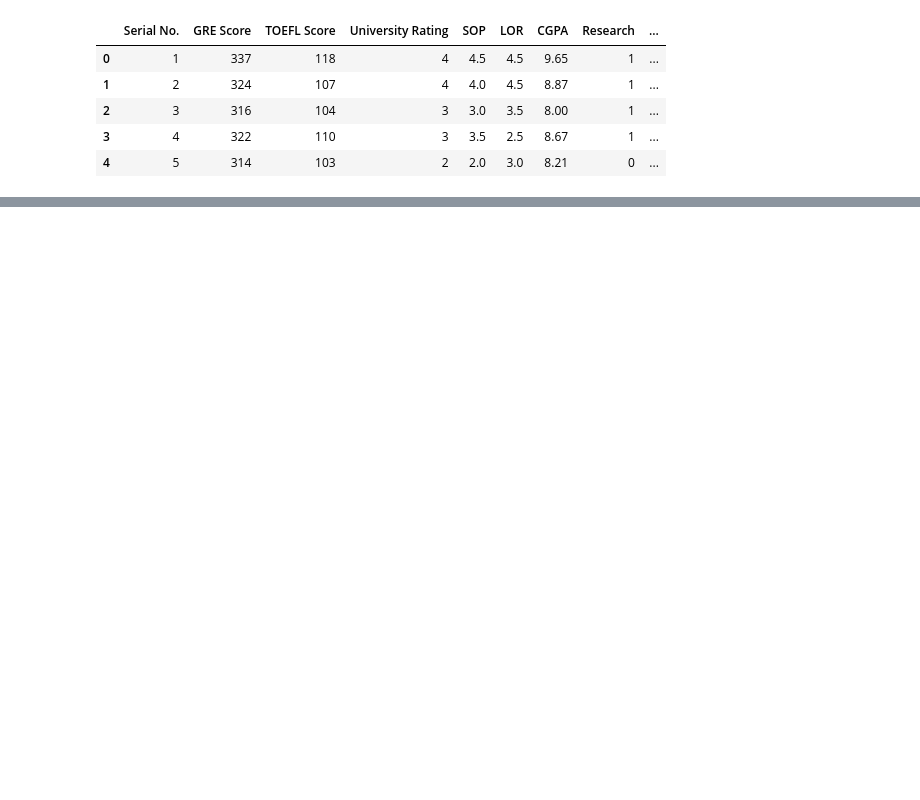
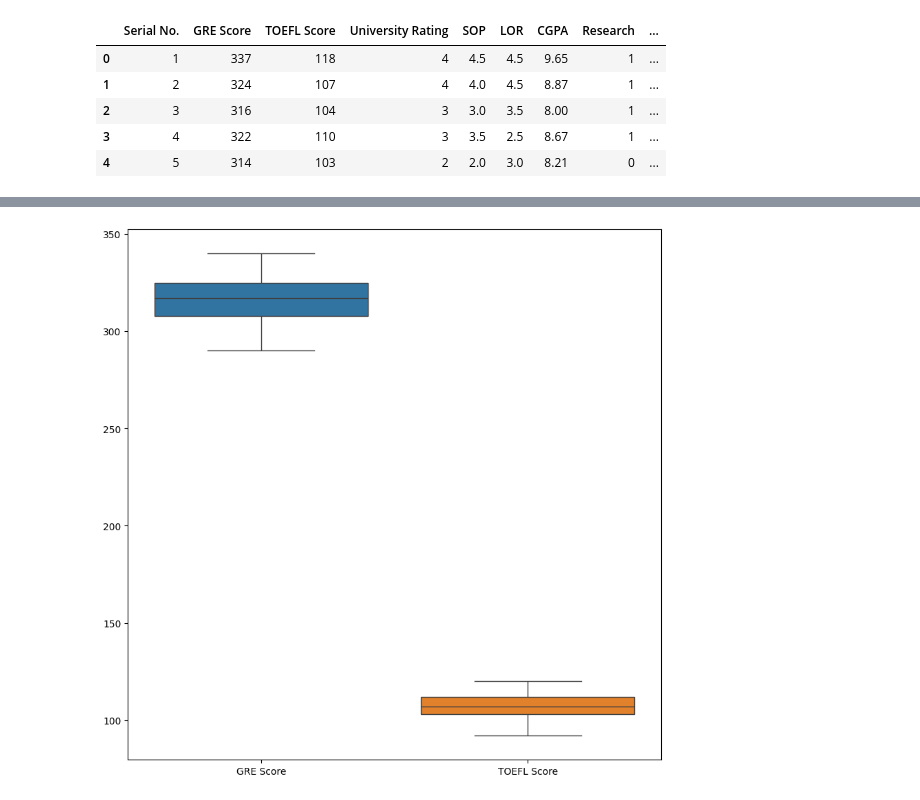
Before and after one commit to akshayabhale1406/SCLR_Jamboree_Education_Linear_Regression, a Jupyter notebook: Jamboree_Education_Linear_Regression.ipynb, the cells around one changed output, grey strips where cells are left out. Cells and saved outputs as stored; diff of their text form; code cells hidden in the pictures; blank space fills up the shorter version.

```diff
--- a/Jamboree_Education_Linear_Regression.ipynb
+++ b/Jamboree_Education_Linear_Regression.ipynb
@@ -19,0 +50,8 @@ df.head()
+# %%
+fig, ax = plt.subplots(figsize=(10, 10))
+
+sns.boxplot(df[["GRE Score","TOEFL Score"]])
+
+plt.show()
+# %% [output]
+[figure, added]
```
Also changed, not shown: parts of 5 cells of this notebook.
